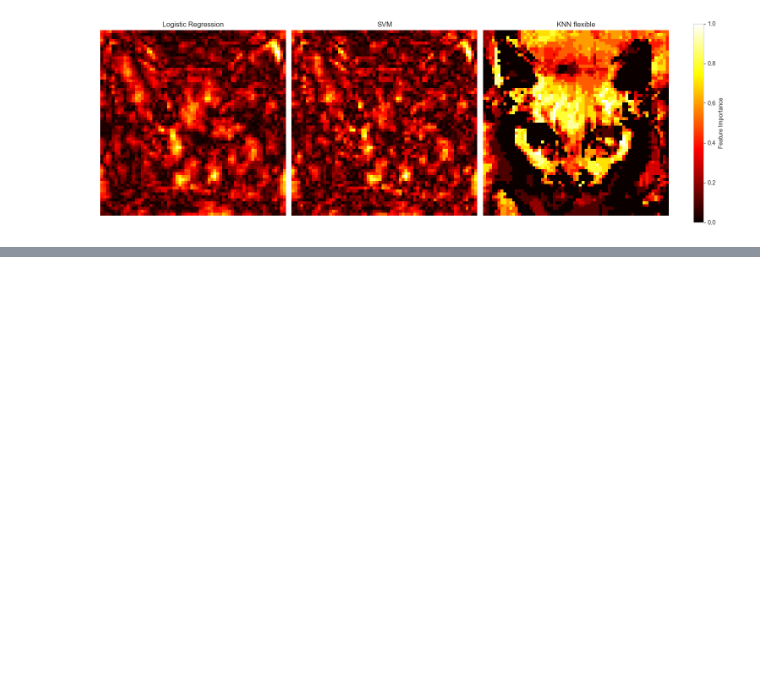
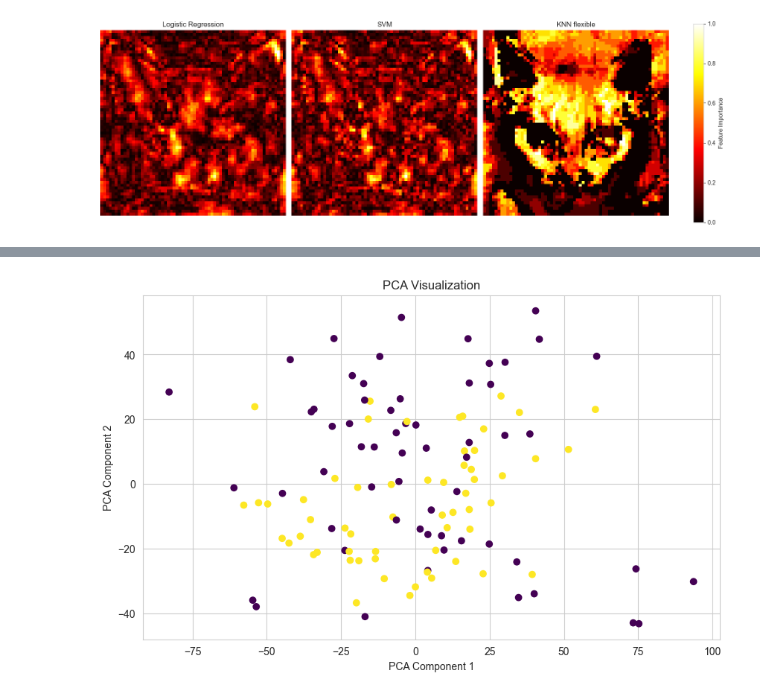
Before and after one commit to rikardradovac/Statistical-learning-for-big-data, a Jupyter notebook: AS3/1.1.ipynb, the cells around one changed output, grey strips where cells are left out. Drawn from its saved outputs; the diff is of its cells as text; code cells hidden in the pictures; blank space fills up the shorter version.

```diff
--- a/AS3/1.1.ipynb
+++ b/AS3/1.1.ipynb
@@ -199,3 +210,12 @@ plt.show()
 Feature Importance: (4096,)
 Feature Importance: (4096,)
 [figure]
+# %%
+X_scaled = train_data_scaled.copy()
+# %%
+# Reduce dimensionality with PCA
+pca = PCA(n_components=50)  # Adjust the number of components as needed
+X_pca = pca.fit_transform(X_scaled)
+
+print("Explained variance ratio:", pca.explained_variance_ratio_)
+print("Cumulative explained variance:", np.cumsum(pca.explained_variance_ratio_))
@@ -201,0 +241,12 @@ Feature Importance: (4096,)
+# %%
+y = np.array([train_labels[key] for key in sorted(train_labels.keys())])
+# %%
+# Plot two PCA components scatter with labels
+plt.figure(figsize=(10, 6))
+plt.scatter(X_pca[:, 0], X_pca[:, 1], c=y, cmap='viridis')
+plt.xlabel('PCA Component 1')
+plt.ylabel('PCA Component 2')
+plt.title('PCA Visualization')
+plt.show()
+# %% [output]
+[figure, added]
```
Also changed, not shown: parts of 4 cells of this notebook.
